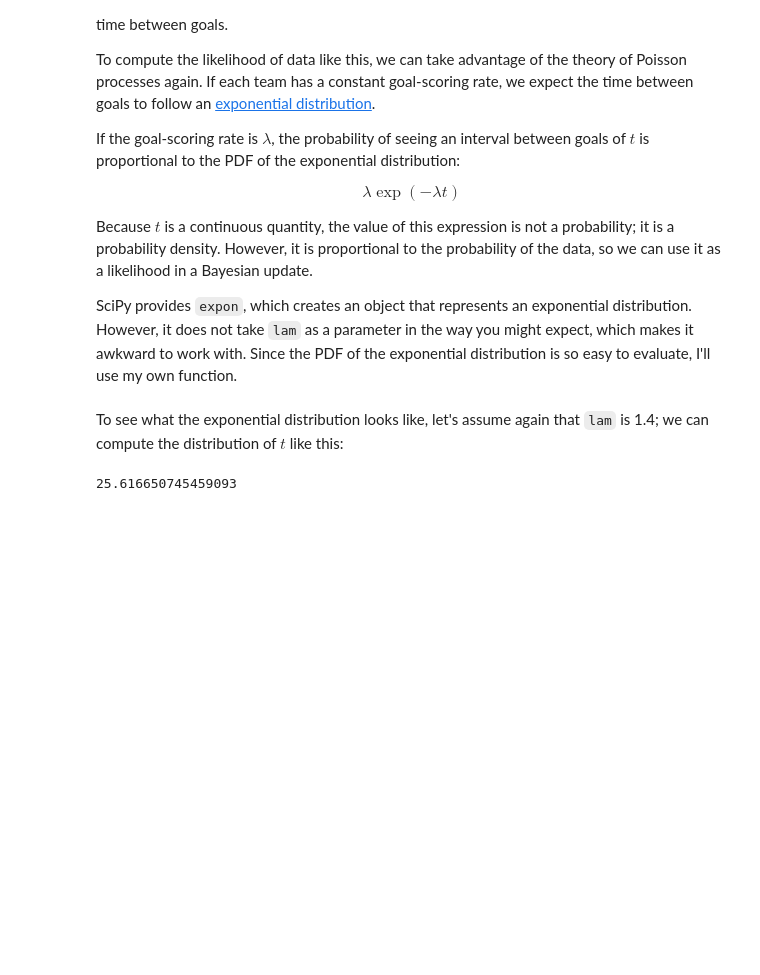
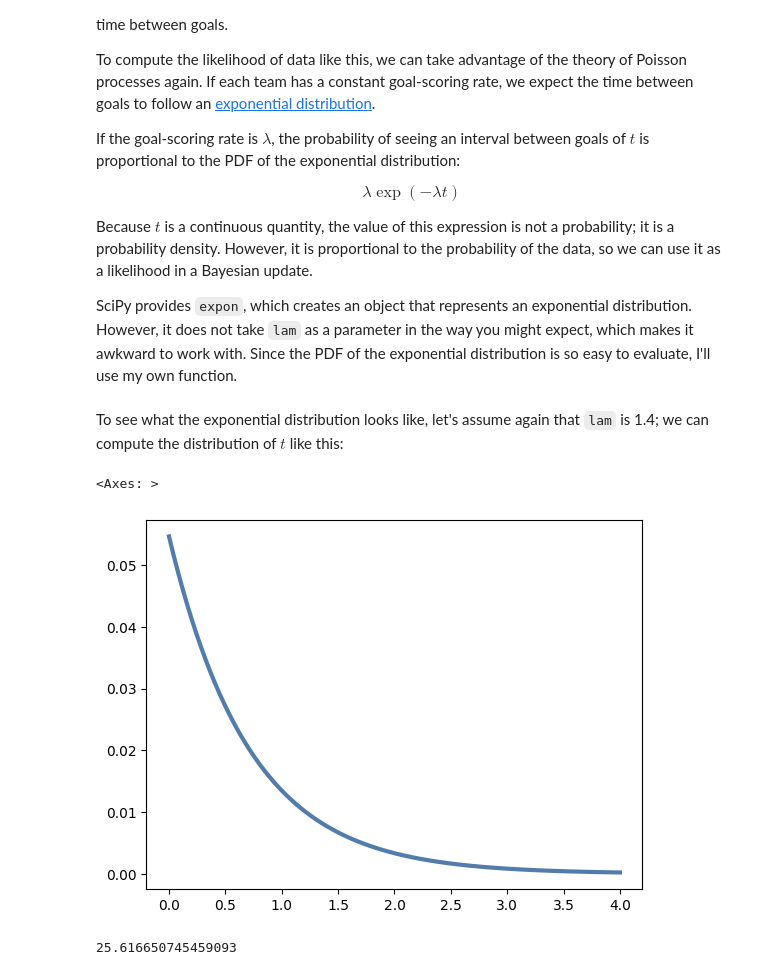
Before and after one commit to mat-ej/ThinkBayes2, a Jupyter notebook: notebooks/chap08.ipynb, the cells around one changed output. Cells and saved outputs as stored; diff of their text form; code cells hidden in the pictures; blank space fills up the shorter version.

```diff
--- a/notebooks/chap08.ipynb
+++ b/notebooks/chap08.ipynb
@@ -525,5 +533,15 @@ def expo_pdf(t, lam):
 # %% [markdown]
 To see what the exponential distribution looks like, let's assume again that `lam` is 1.4; we can compute the distribution of $t$ like this:
+# %%
+lam = 1.4
+ts = np.linspace(0, 4, 101)
+ps = expo_pdf(ts, lam)
+pmf_time = Pmf(ps, ts) # probs first, then quantities
+pmf_time.normalize()
+pmf_time.plot()
+# %% [output]
+<Axes: >
+[figure, added]
 # %%
 lam = 1.4
 qs = np.linspace(0, 4, 101)
```
Also changed, not shown: parts of 2 cells of this notebook.
